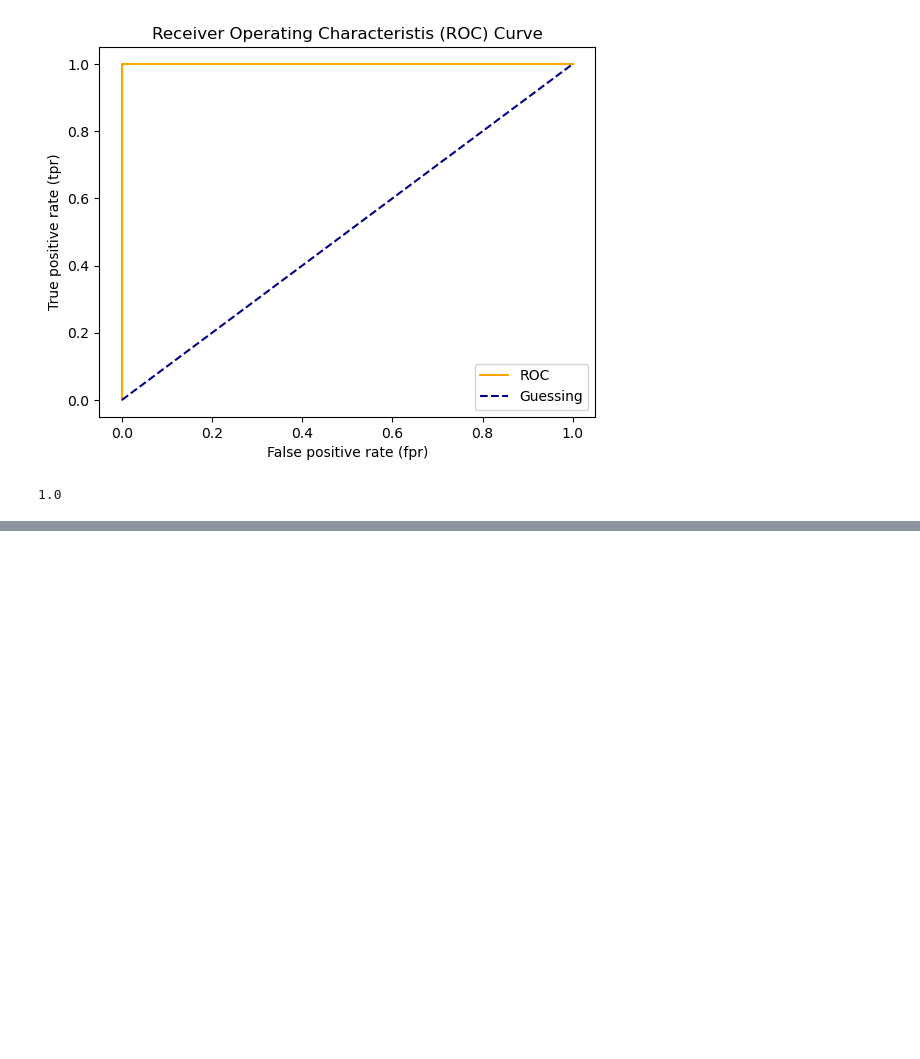
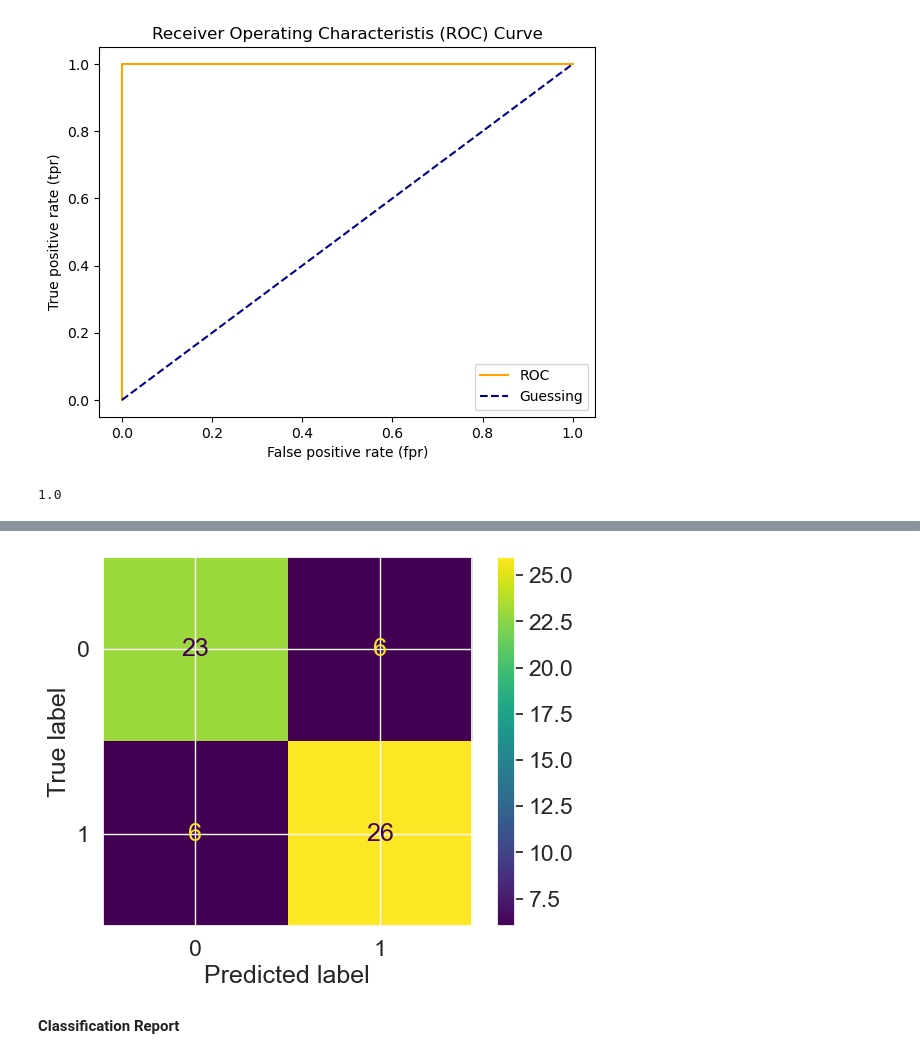
Before and after one commit to rajdip20/code-recall, a Jupyter notebook: Machine Learning/About Scikit-learn/Scikit-learn.ipynb, the cells around one changed output, grey strips where cells are left out. Saved outputs shown, nothing was run; the diff lists cells and outputs as text; code cells hidden in the pictures; blank space fills up the shorter version.

```diff
--- a/Machine Learning/About Scikit-learn/Scikit-learn.ipynb
+++ b/Machine Learning/About Scikit-learn/Scikit-learn.ipynb
@@ -1105,0 +1154,7 @@ roc_auc_score(y_test, y_test)
+# %%
+ConfusionMatrixDisplay.from_predictions(y_true=y_test,
+                                        y_pred=y_preds);
+# %% [output]
+[figure, added]
+# %% [markdown]
+**Classification Report**
```
Also changed, not shown: parts of 14 cells of this notebook.
